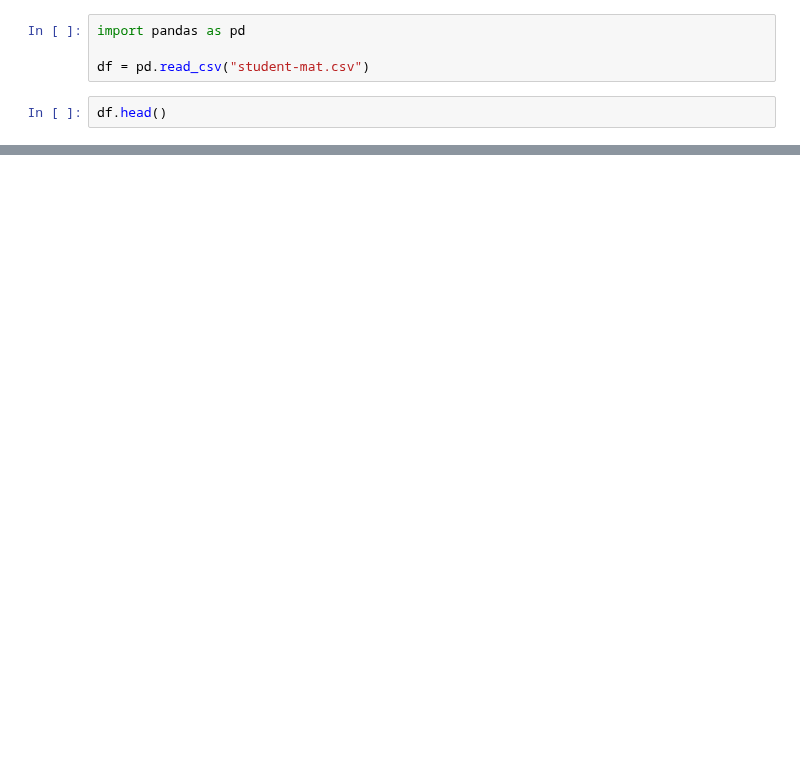
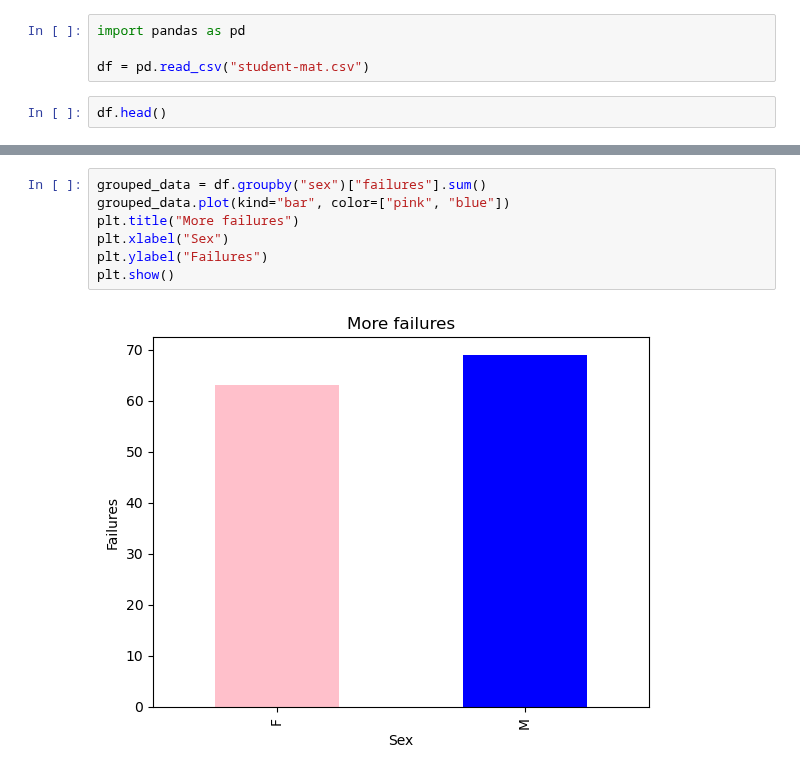
Before and after one commit to msnkr/python_projects, a Jupyter notebook: student_alc_data/student_alc_data.ipynb, the cells around one changed output, grey strips where cells are left out. Drawn from its saved outputs; the diff is of its cells as text; blank space fills up the shorter version.

```diff
--- a/student_alc_data/student_alc_data.ipynb
+++ b/student_alc_data/student_alc_data.ipynb
@@ -20,0 +28,9 @@ plt.show()
+# %%
+grouped_data = df.groupby("sex")["failures"].sum()
+grouped_data.plot(kind="bar", color=["pink", "blue"])
+plt.title("More failures")
+plt.xlabel("Sex")
+plt.ylabel("Failures")
+plt.show()
+# %% [output]
+[figure, added]
```
Also changed, not shown: parts of 4 cells of this notebook.
